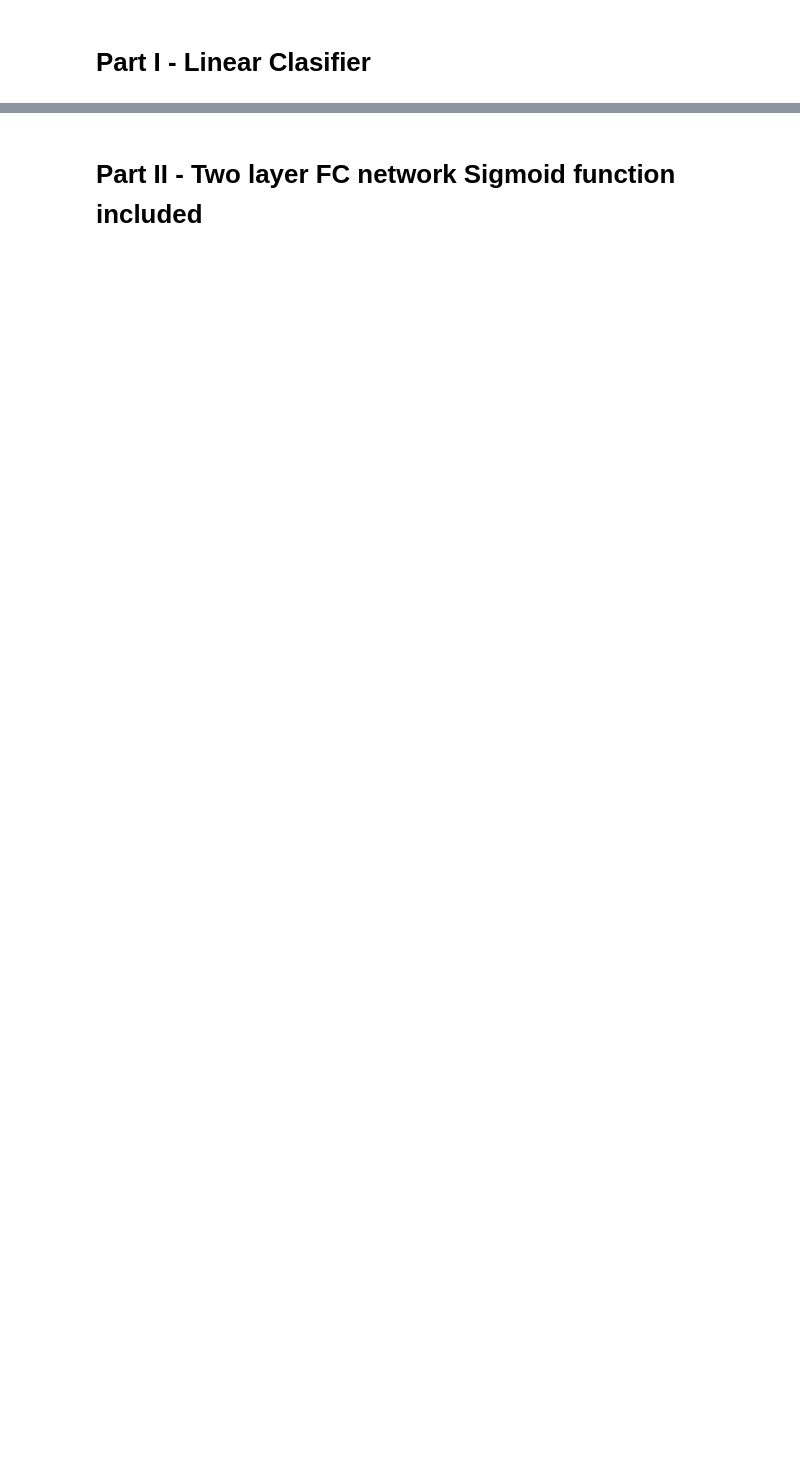
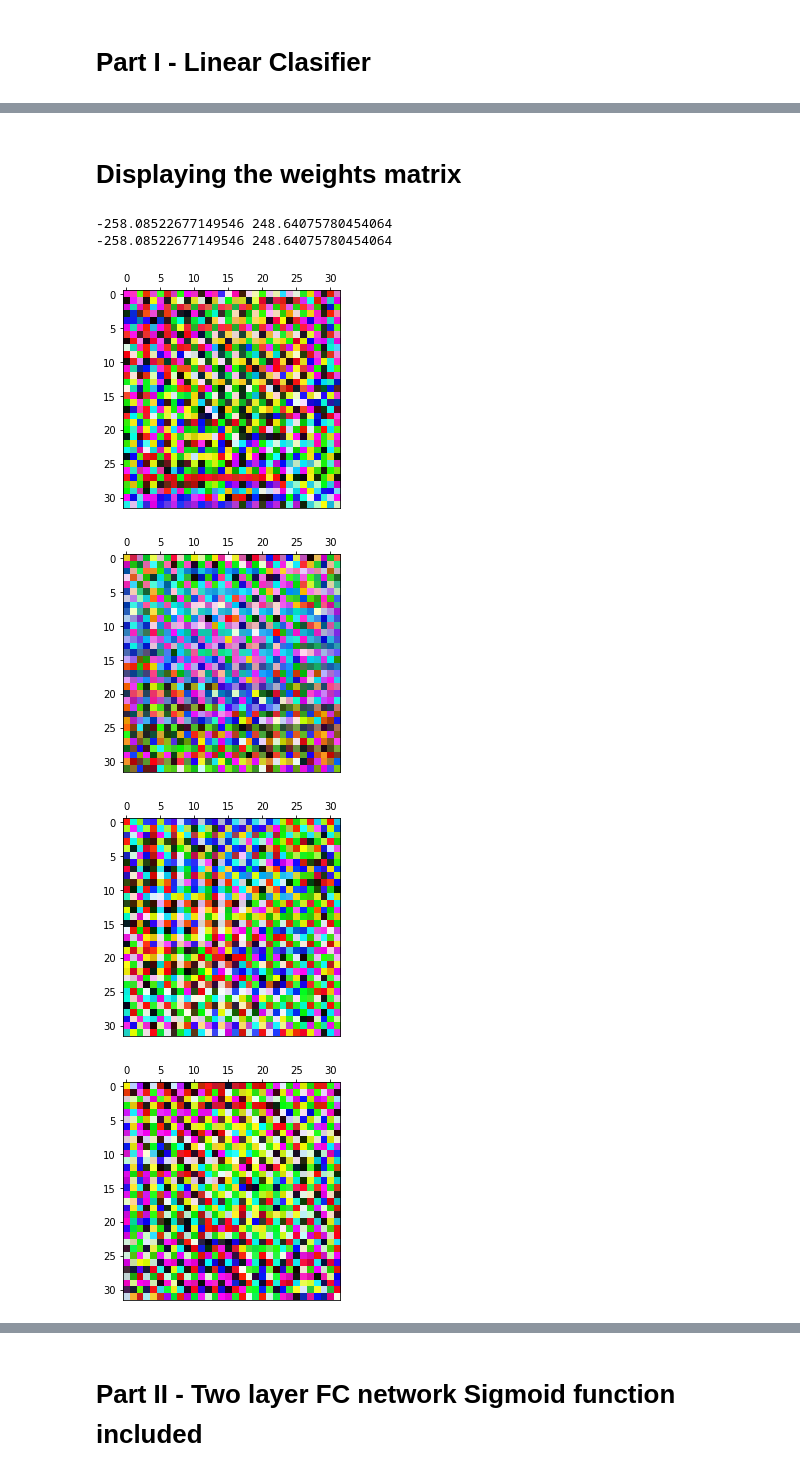
Before and after one commit to sandani98/EN2550_Ass_4, a Jupyter notebook: main.ipynb, the cells around one changed output, grey strips where cells are left out. Saved outputs shown, nothing was run; the diff lists cells and outputs as text; code cells hidden in the pictures; blank space fills up the shorter version.

Commit message:
Code for displaying the weights matrix

```diff
--- a/main.ipynb
+++ b/main.ipynb
@@ -87,0 +90,32 @@ iteration 290 / 300 : loss 0.783117
+# %% [markdown]
+# Displaying the weights matrix
+# %%
+w1=w1*255*100
+print(w1.min(),w1.max())
+np.interp(w1, (w1.min(), w1.max()), (0, 255))
+print(w1.min(),w1.max())
+# %% [output]
+-258.08522677149546 248.64075780454064
+-258.08522677149546 248.64075780454064
+# %%
+%matplotlib inline
+import cv2 as cv
+import numpy as np
+import matplotlib.pyplot as plt
+im= np.zeros((32,32,3),dtype = np.uint8)
+
+for k in range(10):
+    for i in range(32):
+        for j in range(32):
+            im[i,j] = [w1.T[k][31*i+i+j],w1.T[k][31*i+i+j+1024],w1.T[k][31*i+i+j+2048]]
+
+
+    fig,ax = plt.subplots()
+    ax.imshow(im,cmap = 'gray',vmin=w1.min(),vmax=w1.max())
+    ax.xaxis.tick_top()
+    plt.show()
+# %% [output]
+[figure, added]
+[figure, added]
+[figure, added]
+[figure, added]
```
Also changed, not shown: parts of 4 cells of this notebook.
